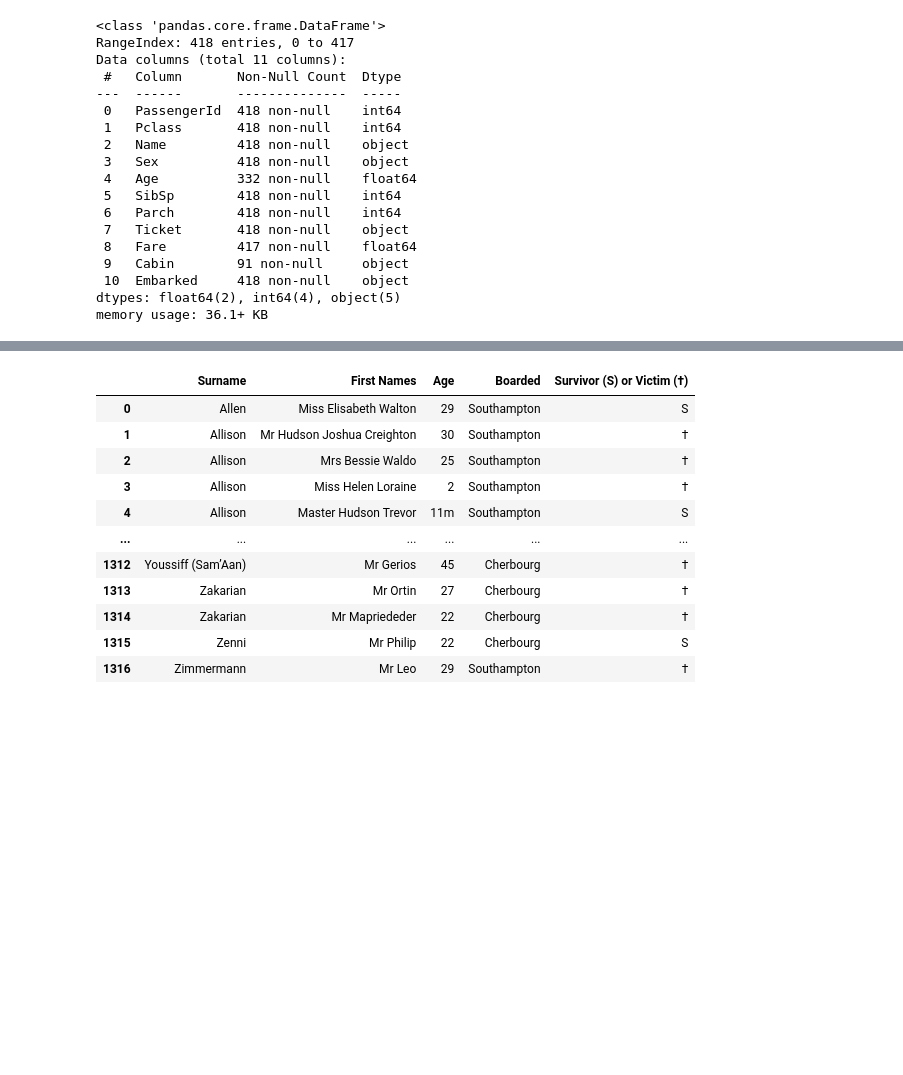
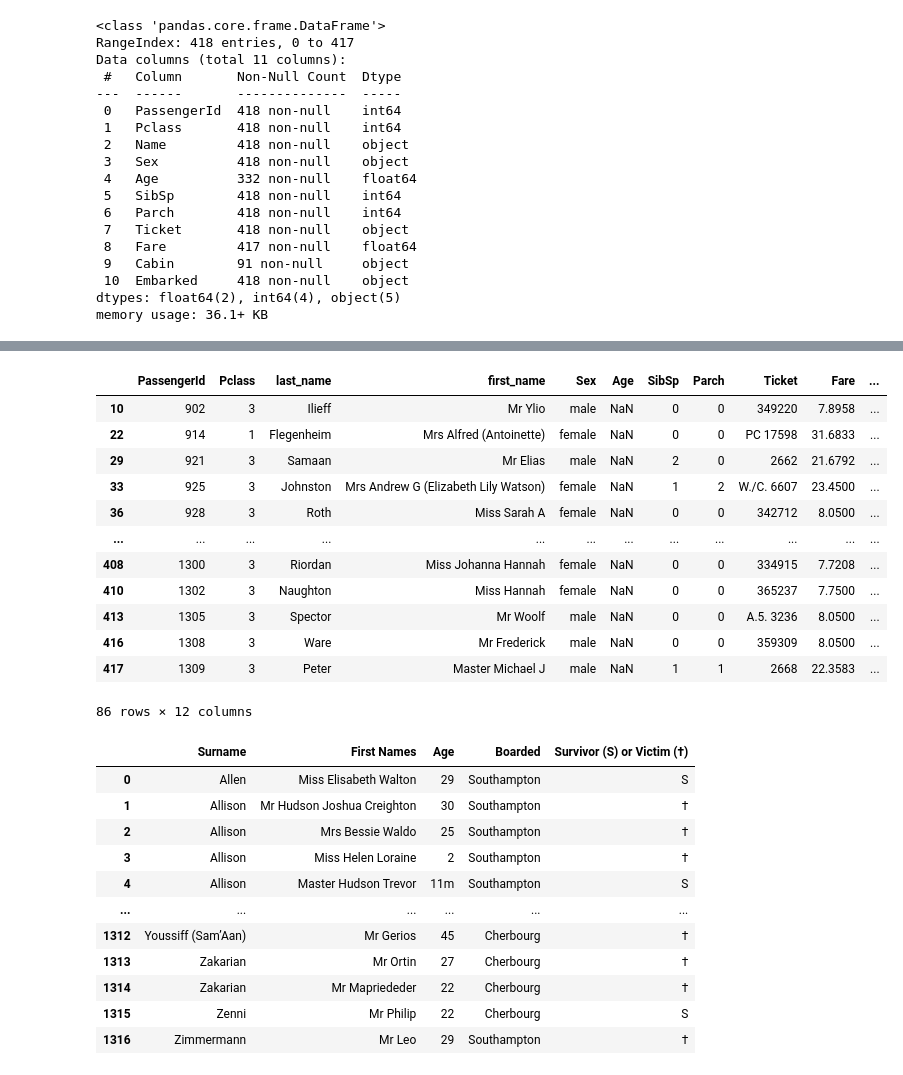
Before and after one commit to Mariomtz0713/Project-4, a Jupyter notebook: Titanic/titanic_ETD.ipynb, the cells around one changed output, grey strips where cells are left out. Drawn from its saved outputs; the diff is of its cells as text; code cells hidden in the pictures; blank space fills up the shorter version.

```diff
--- a/Titanic/titanic_ETD.ipynb
+++ b/Titanic/titanic_ETD.ipynb
@@ -101 +108,4 @@ See the caveats in the documentation: https://pandas.pydata.org/pandas-docs/stab
 418 rows × 12 columns
+# %%
+test_df_dropped['Fare'] = test_df_dropped['Fare'].fillna(7)
+test_df_dropped.info()
@@ -102,7 +137,25 @@ See the caveats in the documentation: https://pandas.pydata.org/pandas-docs/stab
 # %%
 # Extracting last and first names of Age column nulls
-test_nulls_last_names = list(test_df_dropped[test_df_dropped.isnull().any(axis=1)]['last_name'])
-test_nulls_first_names = list(test_df_dropped[test_df_dropped.isnull().any(axis=1)]['first_name'])
+nulls_only_df = test_df_dropped[test_df_dropped.isnull().any(axis=1)]
+
+test_nulls_last_names = list(nulls_only_df['last_name'])
+test_nulls_first_names = list(nulls_only_df['first_name'])
+
+nulls_only_df
+# %% [output]
+|  | PassengerId | Pclass | last_name | first_name | Sex | Age | SibSp | Parch | Ticket | Fare | ... |
+| 10 | 902 | 3 | Ilieff | Mr Ylio | male | NaN | 0 | 0 | 349220 | 7.8958 | ... |
+| 22 | 914 | 1 | Flegenheim | Mrs Alfred (Antoinette) | female | NaN | 0 | 0 | PC 17598 | 31.6833 | ... |
+| 29 | 921 | 3 | Samaan | Mr Elias | male | NaN | 2 | 0 | 2662 | 21.6792 | ... |
+| 33 | 925 | 3 | Johnston | Mrs Andrew G (Elizabeth Lily Watson) | female | NaN | 1 | 2 | W./C. 6607 | 23.4500 | ... |
+| 36 | 928 | 3 | Roth | Miss Sarah A | female | NaN | 0 | 0 | 342712 | 8.0500 | ... |
+| ... | ... | ... | ... | ... | ... | ... | ... | ... | ... | ... | ... |
+| 408 | 1300 | 3 | Riordan | Miss Johanna Hannah | female | NaN | 0 | 0 | 334915 | 7.7208 | ... |
+| 410 | 1302 | 3 | Naughton | Miss Hannah | female | NaN | 0 | 0 | 365237 | 7.7500 | ... |
+| 413 | 1305 | 3 | Spector | Mr Woolf | male | NaN | 0 | 0 | A.5. 3236 | 8.0500 | ... |
+| 416 | 1308 | 3 | Ware | Mr Frederick | male | NaN | 0 | 0 | 359309 | 8.0500 | ... |
+| 417 | 1309 | 3 | Peter | Master Michael J | male | NaN | 1 | 1 | 2668 | 22.3583 | ... |
+86 rows × 12 columns
 # %%
 # Scraping data from titanic encyclopedia for unknown ages
 browser = Browser('chrome')
```
Also changed, not shown: parts of 17 cells of this notebook.
